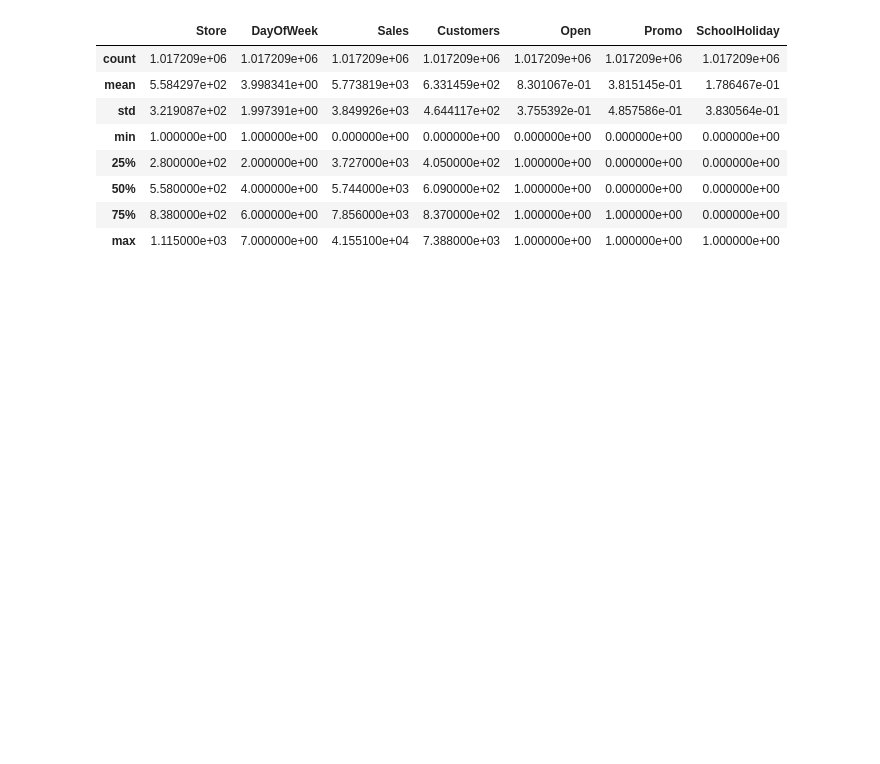
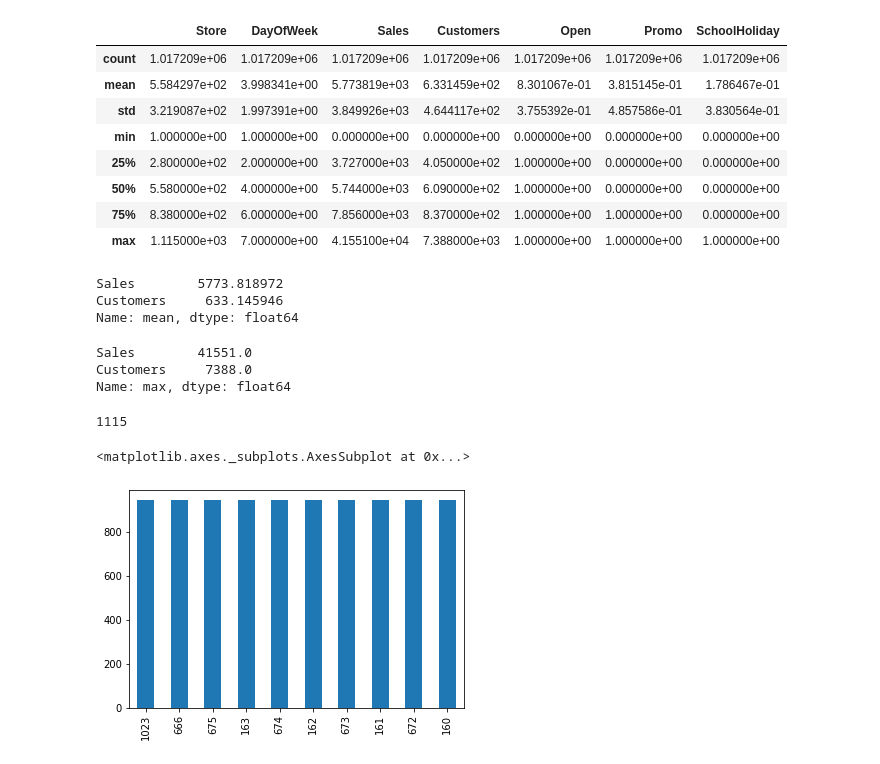
Before and after one commit to m-fzi/KagglePractice, a Jupyter notebook: rossmann/rossmann1.ipynb, the cells around one changed output. Saved outputs shown, nothing was run; the diff lists cells and outputs as text; code cells hidden in the pictures; blank space fills up the shorter version.

```diff
--- a/rossmann/rossmann1.ipynb
+++ b/rossmann/rossmann1.ipynb
@@ -92,3 +92,24 @@ data.describe(exclude='object')
 | 50% | 5.580000e+02 | 4.000000e+00 | 5.744000e+03 | 6.090000e+02 | 1.000000e+00 | 0.000000e+00 | 0.000000e+00 |
 | 75% | 8.380000e+02 | 6.000000e+00 | 7.856000e+03 | 8.370000e+02 | 1.000000e+00 | 1.000000e+00 | 0.000000e+00 |
 | max | 1.115000e+03 | 7.000000e+00 | 4.155100e+04 | 7.388000e+03 | 1.000000e+00 | 1.000000e+00 | 1.000000e+00 |
+# %%
+data.describe()[['Sales', 'Customers']].loc['mean']
+# %% [output]
+Sales        5773.818972
+Customers     633.145946
+Name: mean, dtype: float64
+# %%
+data.describe()[['Sales', 'Customers']].loc['max']
+# %% [output]
+Sales        41551.0
+Customers     7388.0
+Name: max, dtype: float64
+# %%
+data['Store'].nunique()
+# %% [output]
+1115
+# %%
+data['Store'].value_counts().head(10).plot.bar()
+# %% [output]
+<matplotlib.axes._subplots.AxesSubplot at 0x...>
+[figure, added]
```
Also changed, not shown: parts of 20 cells of this notebook.
